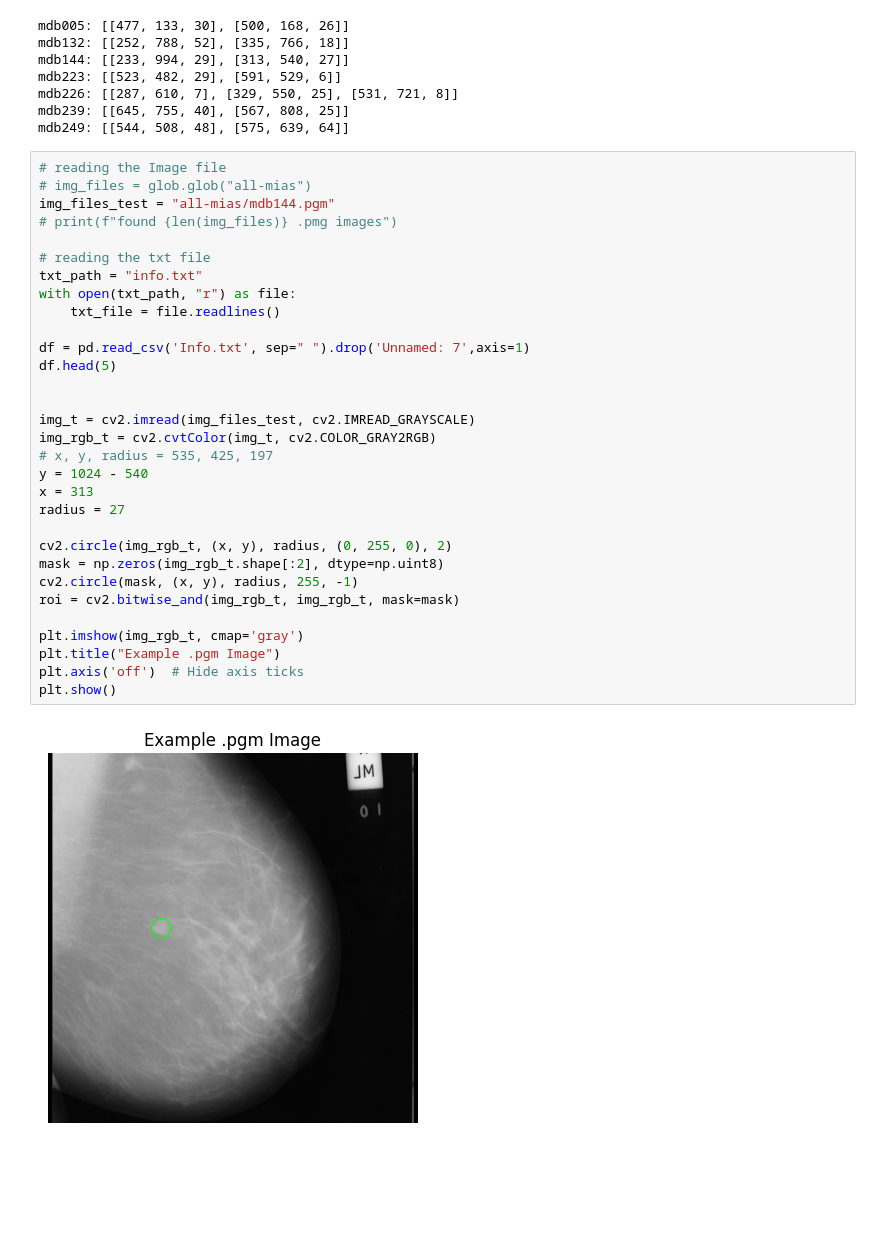
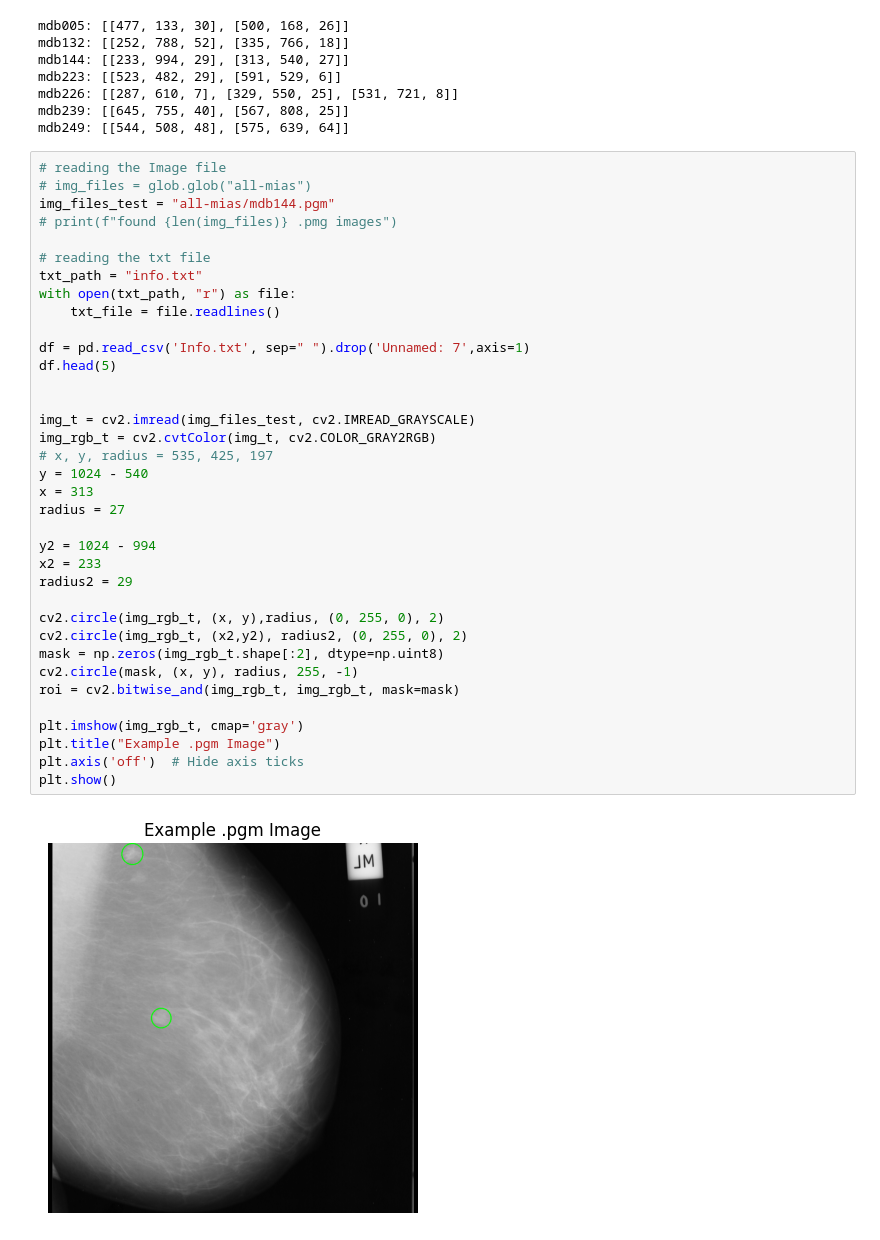
Before and after one commit to Ali-Alian/BCD, a Jupyter notebook: BCD.ipynb, the cells around one changed output. Saved outputs shown, nothing was run; the diff lists cells and outputs as text; blank space fills up the shorter version.

```diff
--- a/BCD.ipynb
+++ b/BCD.ipynb
@@ -132,32 +132,37 @@ mdb249: [[544, 508, 48], [575, 639, 64]]
 # reading the Image file
 # img_files = glob.glob("all-mias")
 img_files_test = "all-mias/mdb144.pgm"
 # print(f"found {len(img_files)} .pmg images")
 
 # reading the txt file
 txt_path = "info.txt"
 with open(txt_path, "r") as file:
     txt_file = file.readlines()
 
 df = pd.read_csv('Info.txt', sep=" ").drop('Unnamed: 7',axis=1)
 df.head(5)
 
 
 img_t = cv2.imread(img_files_test, cv2.IMREAD_GRAYSCALE)
 img_rgb_t = cv2.cvtColor(img_t, cv2.COLOR_GRAY2RGB)
 # x, y, radius = 535, 425, 197
 y = 1024 - 540
 x = 313
 radius = 27
 
-cv2.circle(img_rgb_t, (x, y), radius, (0, 255, 0), 2)
+y2 = 1024 - 994
+x2 = 233
+radius2 = 29
+
+cv2.circle(img_rgb_t, (x, y),radius, (0, 255, 0), 2)
+cv2.circle(img_rgb_t, (x2,y2), radius2, (0, 255, 0), 2)
 mask = np.zeros(img_rgb_t.shape[:2], dtype=np.uint8)
 cv2.circle(mask, (x, y), radius, 255, -1)
 roi = cv2.bitwise_and(img_rgb_t, img_rgb_t, mask=mask)
 
 plt.imshow(img_rgb_t, cmap='gray')
 plt.title("Example .pgm Image")
 plt.axis('off')  # Hide axis ticks
 plt.show()
 # %% [output]
-[figure, old version]
+[figure, new version]
```
